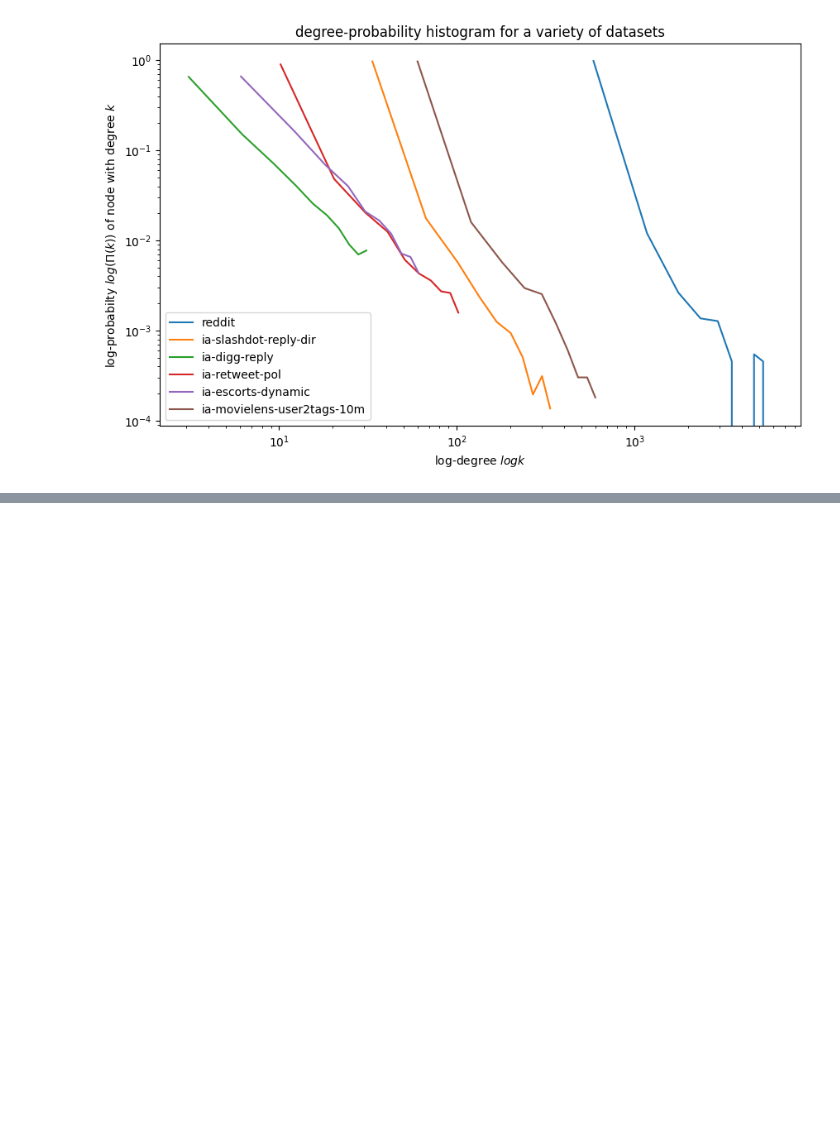
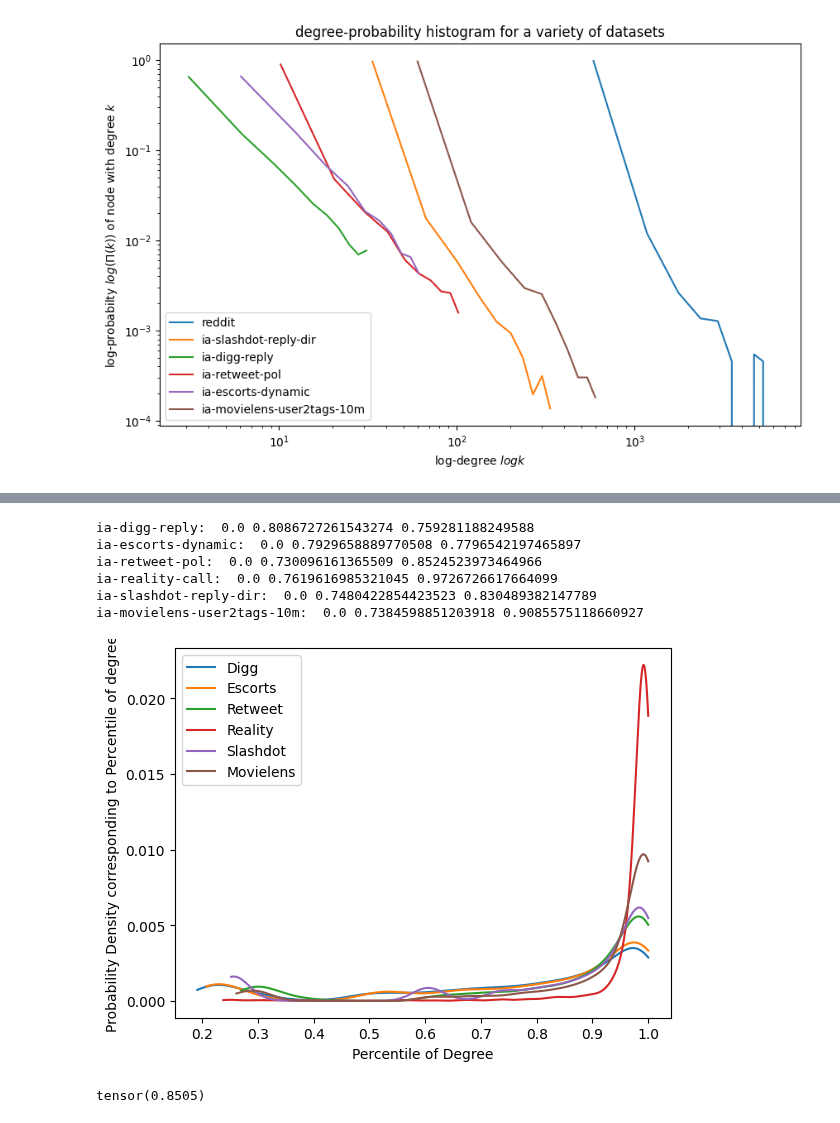
Before and after one commit to webster-781/DyGLib, a Jupyter notebook: scripts/dataset_analysis.ipynb, the cells around one changed output, grey strips where cells are left out. Cells and saved outputs as stored; diff of their text form; code cells hidden in the pictures; blank space fills up the shorter version.

```diff
--- a/scripts/dataset_analysis.ipynb
+++ b/scripts/dataset_analysis.ipynb
@@ -234,0 +316,48 @@ calculate_correlation_plots("reddit")
+# %%
+ALL_DATASETS = ["ia-reality-call", "ia-digg-reply", "ia-escorts-dynamic", "ia-retweet-pol", "ia-slashdot-reply-dir", "ia-movielens-user2tags-10m"]
+dct = {}
+# %%
+for dat in ALL_DATASETS:
+    dct[dat] = calc_old_deg_ranks(dat)
+# %%
+for dat in ["ia-digg-reply", "ia-escorts-dynamic", "ia-retweet-pol", "ia-reality-call", "ia-slashdot-reply-dir", "ia-movielens-user2tags-10m"]:
+    print(f"{dat}: ", dct[dat].min().item(), dct[dat].max().item(), 1 - dct[dat].mean().item())
+# %% [output]
+ia-digg-reply:  0.0 0.8086727261543274 0.759281188249588
+ia-escorts-dynamic:  0.0 0.7929658889770508 0.7796542197465897
+ia-retweet-pol:  0.0 0.730096161365509 0.8524523973464966
+ia-reality-call:  0.0 0.7619616985321045 0.9726726617664099
+ia-slashdot-reply-dir:  0.0 0.7480422854423523 0.830489382147789
+ia-movielens-user2tags-10m:  0.0 0.7384598851203918 0.9085575118660927
+# %%
+datasets = ["ia-digg-reply", "ia-escorts-dynamic", "ia-retweet-pol", "ia-reality-call", "ia-slashdot-reply-dir", "ia-movielens-user2tags-10m"]
+from scipy.stats import gaussian_kde
+plt.figure()
+for dat in datasets:
+    x = 1 - dct[dat]
+    data_array = x.numpy()
+    kde = gaussian_kde(data_array, bw_method='scott')
+
+    # Create a range of values for flipper length
+    x_vals = np.linspace(data_array.min(), data_array.max(), 1000)
+
+    # Evaluate the KDE on this range
+    kde_vals = kde(x_vals)
+
+    # Normalize the KDE values so the area under the curve is 1
+    kde_vals /= kde_vals.sum()
+
+    # Plot the normalized KDE
+    plt.plot(x_vals, kde_vals)
+
+# Add labels and title
+plt.xlabel('Percentile of Degree')
+plt.ylabel('Probability Density corresponding to Percentile of degree')
+plt.legend([dat.split("-")[1].capitalize() for dat in datasets])
+plt.show()
+# %% [output]
+[figure, added]
+# %%
+torch.tensor([1 - dct[dat].mean().item() for dat in datasets]).mean()
+# %% [output]
+tensor(0.8505)
```
Also changed, not shown: parts of 5 cells of this notebook, 12 other files.
